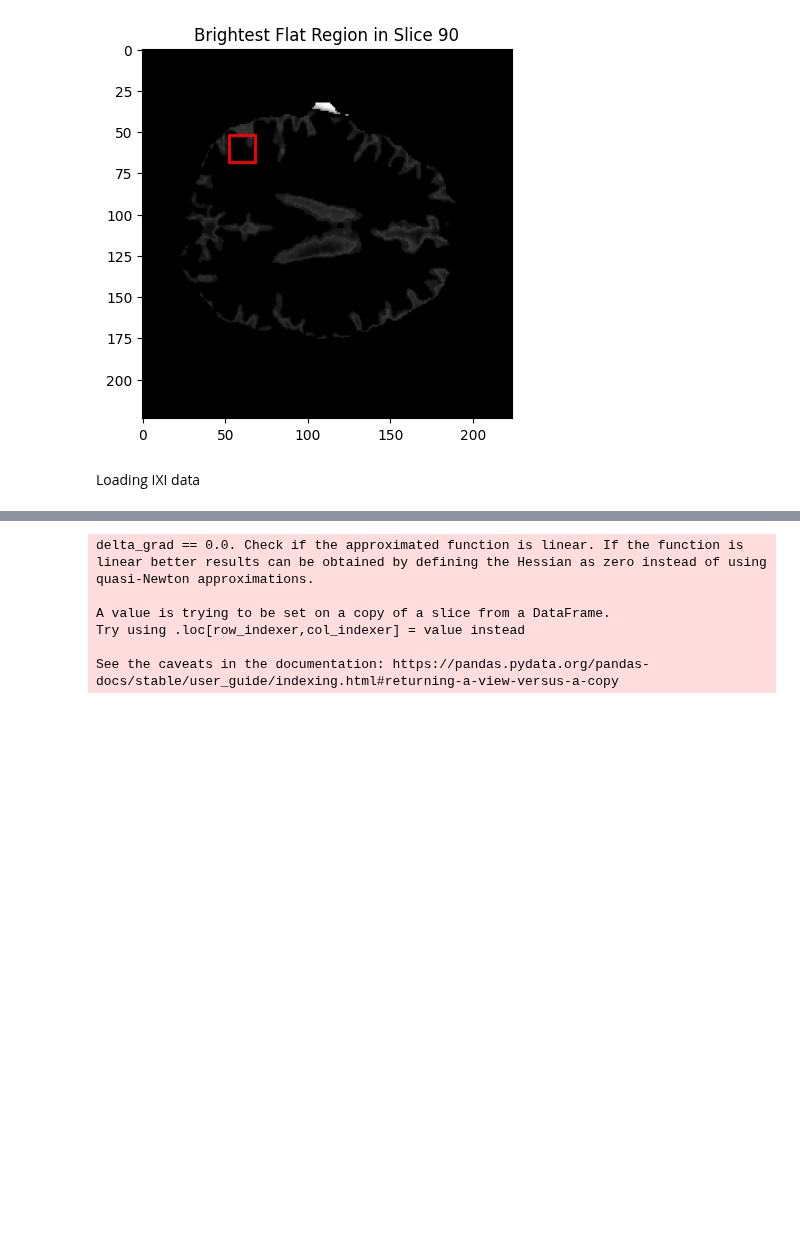
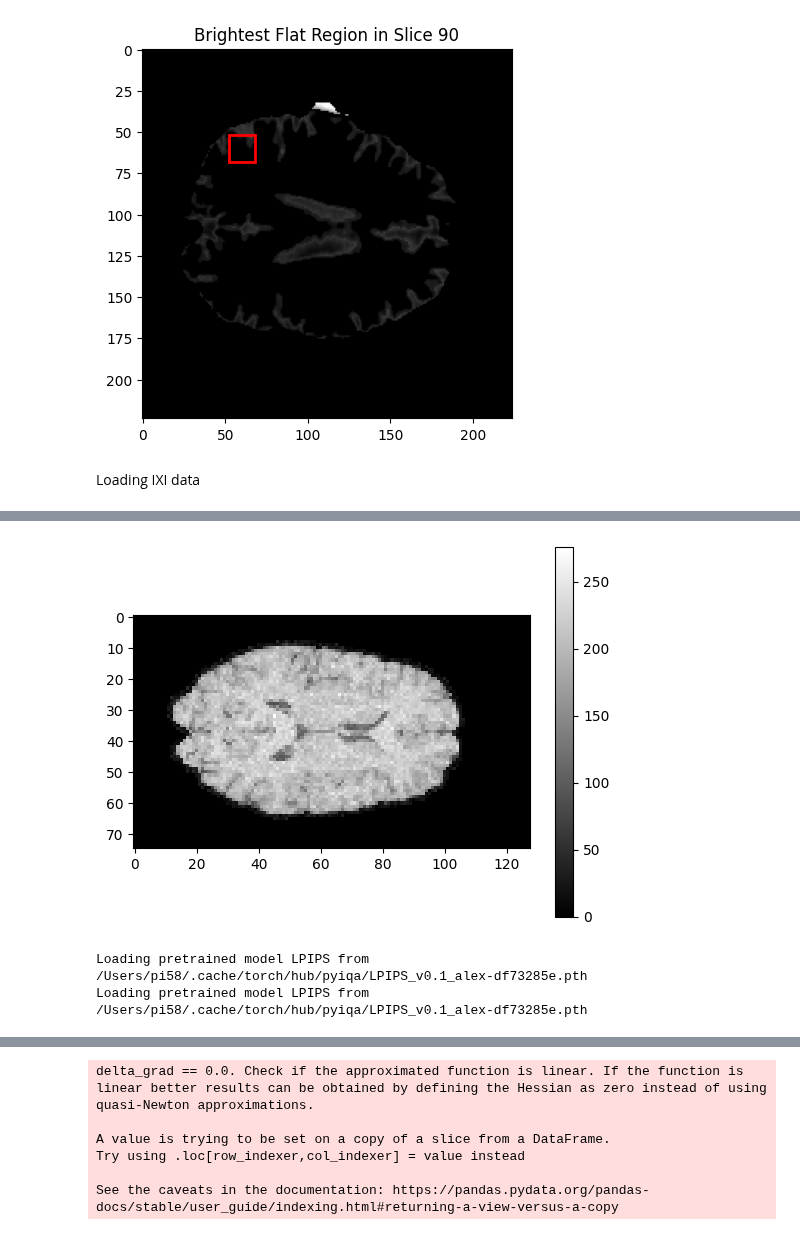
Before and after one commit to pranav-ind/hulfsynth, a Jupyter notebook: temp.ipynb, the cells around one changed output, grey strips where cells are left out. Saved outputs shown, nothing was run; the diff lists cells and outputs as text; code cells hidden in the pictures; blank space fills up the shorter version.

```diff
--- a/temp.ipynb
+++ b/temp.ipynb
@@ -596,2 +599,2 @@ plt.imshow(hf_observed[:,:,slice_num])
 # %%
-(wm_lf_like, gm_lf_like, csf_lf_like, bg_lf_like, lf_like), (wm_prob, gm_prob, csf_prob, bg_prob), (wm_snr, gm_snr, csf_snr), M = contrast_forward(dataset_num) #Generating ULF GT
+(wm_lf_like, gm_lf_like, csf_lf_like, bg_lf_like, lf_like), (wm_seg, gm_seg, csf_seg, bg_seg), M = contrast_forward(dataset_num, c = np.array([2, 12, 7])) #Generating ULF GT
@@ -597,0 +618,8 @@ plt.imshow(hf_observed[:,:,slice_num])
+# %%
+# %matplotlib inline
+
+plt.imshow(lf_like[:,:,slice_num],cmap='gray')
+plt.colorbar()
+plt.show()
+# %% [output]
+[figure, added]
@@ -597,0 +659,19 @@ plt.imshow(hf_observed[:,:,slice_num])
+# %%
+import copy
+import monai
+from monai.losses import DiceLoss, DiceCELoss, SoftclDiceLoss, DiceFocalLoss, NACLLoss
+from kornia.losses import total_variation
+import kornia
+
+
+config = copy.deepcopy(default_config)
+bilinear = get_interpolated(torch.tensor(lf_like).to(torch.float32), scale_factor=2, mode='bilinear')
+bicubic = get_interpolated(torch.tensor(lf_like).to(torch.float32), scale_factor=2, mode='bicubic')
+config["dataset_num"] = dataset_num
+config["slice"] = slice_num
+
+bilinear_metrics = image_metrics(config, torch.from_numpy(hf_observed).to(torch.float32), bilinear)
+bicubic_metrics = image_metrics(config, torch.from_numpy(hf_observed).to(torch.float32), bicubic)
+# %% [output]
+Loading pretrained model LPIPS from /Users/pi58/.cache/torch/hub/pyiqa/LPIPS_v0.1_alex-df73285e.pth
+Loading pretrained model LPIPS from /Users/pi58/.cache/torch/hub/pyiqa/LPIPS_v0.1_alex-df73285e.pth
```
Also changed, not shown: parts of 8 cells of this notebook, 14 other files.
